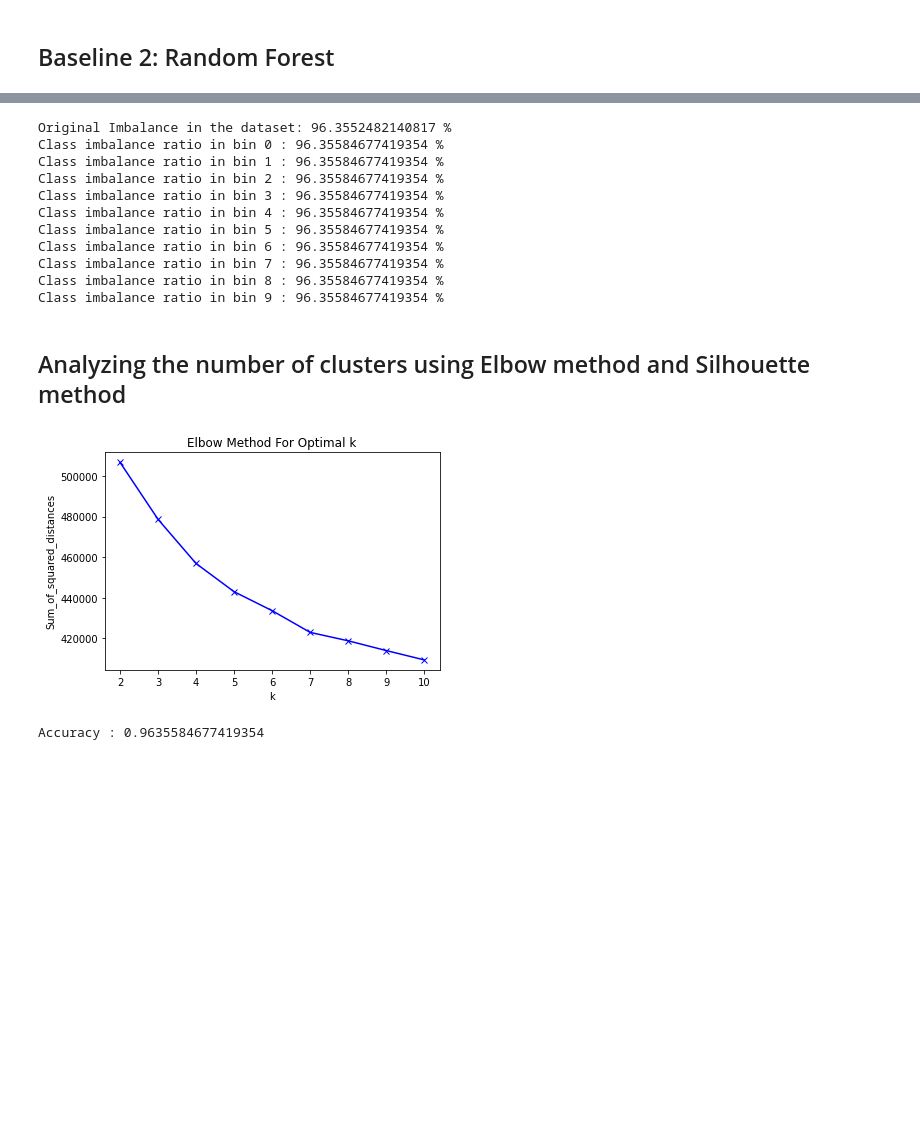
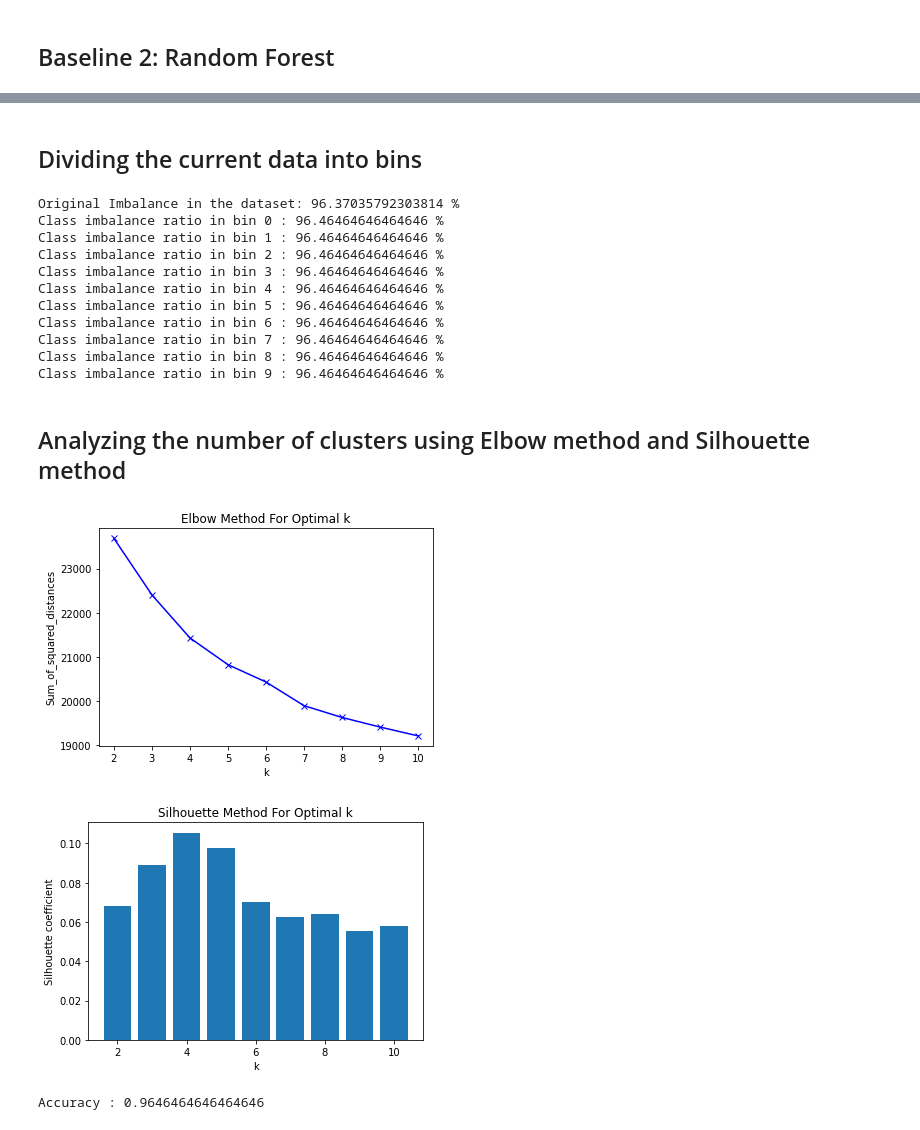
Before and after one commit to ishwarvenugopal/CE888_Data_Science_and_Decision_Making, a Jupyter notebook: Project/Assignment_2/Assignment2_Dataset_3_HighImbalance.ipynb, the cells around one changed output, grey strips where cells are left out. Cells and saved outputs as stored; diff of their text form; code cells hidden in the pictures; blank space fills up the shorter version.

```diff
--- a/Project/Assignment_2/Assignment2_Dataset_3_HighImbalance.ipynb
+++ b/Project/Assignment_2/Assignment2_Dataset_3_HighImbalance.ipynb
@@ -58,0 +107,2 @@ Index(['id', 'ps_ind_01', 'ps_ind_02_cat', 'ps_ind_03', 'ps_ind_04_cat',
+# %%
+bins= create_bins(df,10, imbalance_target) #Partitioning the dataset into 10 bins
@@ -58,0 +121,7 @@ Index(['id', 'ps_ind_01', 'ps_ind_02_cat', 'ps_ind_03', 'ps_ind_04_cat',
+# %%
+#Using only one bin of the dataset to train the model
+
+df=pd.DataFrame(bins[0])
+#df=pd.concat([pd.DataFrame(bins[0]),pd.DataFrame(bins[1])])  ##In case there is a need to include more data points
+df.columns=columns
+df.head()
@@ -171,14 +235,16 @@ def create_bins (df,no_of_bins,orig_imbalance):
+# %% [markdown]
+## Dividing the current data into bins
 # %%
 bins= create_bins(df,10, imbalance_target) #Partitioning the dataset into 10 bins
 # %% [output]
-Original Imbalance in the dataset: 96.3552482140817 %
-Class imbalance ratio in bin 0 : 96.35584677419354 %
-Class imbalance ratio in bin 1 : 96.35584677419354 %
-Class imbalance ratio in bin 2 : 96.35584677419354 %
-Class imbalance ratio in bin 3 : 96.35584677419354 %
-Class imbalance ratio in bin 4 : 96.35584677419354 %
-Class imbalance ratio in bin 5 : 96.35584677419354 %
-Class imbalance ratio in bin 6 : 96.35584677419354 %
-Class imbalance ratio in bin 7 : 96.35584677419354 %
-Class imbalance ratio in bin 8 : 96.35584677419354 %
-Class imbalance ratio in bin 9 : 96.35584677419354 %
+Original Imbalance in the dataset: 96.37035792303814 %
+Class imbalance ratio in bin 0 : 96.46464646464646 %
+Class imbalance ratio in bin 1 : 96.46464646464646 %
+Class imbalance ratio in bin 2 : 96.46464646464646 %
+Class imbalance ratio in bin 3 : 96.46464646464646 %
+Class imbalance ratio in bin 4 : 96.46464646464646 %
+Class imbalance ratio in bin 5 : 96.46464646464646 %
+Class imbalance ratio in bin 6 : 96.46464646464646 %
+Class imbalance ratio in bin 7 : 96.46464646464646 %
+Class imbalance ratio in bin 8 : 96.46464646464646 %
+Class imbalance ratio in bin 9 : 96.46464646464646 %
@@ -190,7 +253,7 @@ model_kappa_scores={} #A dictionary to save the cohen kappa scores for the diffe
 # %%
 #***** CHANGE MANUALLY DURING EACH ITERATION *****#
 
-i=2 # The bin index to be left-out while training, and used only for testing
+i=9 # The bin index to be left-out while training, and used only for testing
 
 #************************************************#
 
@@ -201,49 +264,51 @@ test_data=bins[i]
 
 #CREATE TRAINING DATA
 
 compile9=np.vstack((bins[j] for j in range(10) if j!=i )) #combining data from all other bins except the left-out one
 data=pd.DataFrame(compile9)
 data.columns=columns
 mms=MinMaxScaler() #normalizing the data
 mms.fit(data)
 data_transformed=mms.transform(data)
 
 #ELBOW METHOD TO IDENTIFY THE NUMBER OF CLUSTERS
 
 Sum_of_squared_distances = []
 K = range(2,11)
 for k in K:
     km = KMeans(n_clusters=k,random_state=1)
     km = km.fit(data_transformed)
     Sum_of_squared_distances.append(km.inertia_)
 plt.plot(K, Sum_of_squared_distances, 'bx-')
 plt.xlabel('k')
 plt.ylabel('Sum_of_squared_distances')
 plt.title('Elbow Method For Optimal k')
 plt.show()
 
 #SILHOUETTE METHOD TO IDENTIFY THE NUMBER OF CLUSTERS
-# K = range(2,11)
-# no_of_clusters=[]
-# silhouette_scores=[]
 
-# for k in K:
-#     km = KMeans(n_clusters=k,random_state=1)
-#     preds=km.fit_predict(data_transformed)
-#     centers=km.cluster_centers_
+K = range(2,11)
+no_of_clusters=[]
+silhouette_scores=[]
 
-#     score=silhouette_score(data_transformed,preds)
+for k in K:
+    km = KMeans(n_clusters=k,random_state=1)
+    preds=km.fit_predict(data_transformed)
+    centers=km.cluster_centers_
 
-#     no_of_clusters.append(k)
-#     silhouette_scores.append(score)
+    score=silhouette_score(data_transformed,preds)
 
-# plt.ylabel("Silhouette coefficient")
-# plt.xlabel("k")
-# plt.title('Silhouette Method For Optimal k')
-# plt.bar(no_of_clusters,silhouette_scores)
-# plt.show()
+    no_of_clusters.append(k)
+    silhouette_scores.append(score)
+
+plt.ylabel("Silhouette coefficient")
+plt.xlabel("k")
+plt.title('Silhouette Method For Optimal k')
+plt.bar(no_of_clusters,silhouette_scores)
+plt.show()
 # %% [output]
-[figure, old version]
+[figure, new version]
+[figure, added]
 # %%
 #*****CHANGE MANUALLY DURING EACH ITERATION*****#
 
@@ -320,5 +385,5 @@ model_accuracies[leave_out]=trial_accuracy #Saving the accuracy for this permuta
 trial_kappa =cohen_kappa_score(y_test, y_predict, labels=None, weights=None)
 model_kappa_scores[leave_out]=trial_kappa #Saving the cohen kappa score for this permutation
 # %% [output]
-Accuracy : 0.9635584677419354
+Accuracy : 0.9646464646464646
 # %%
```
Also changed, not shown: parts of 23 cells of this notebook.
